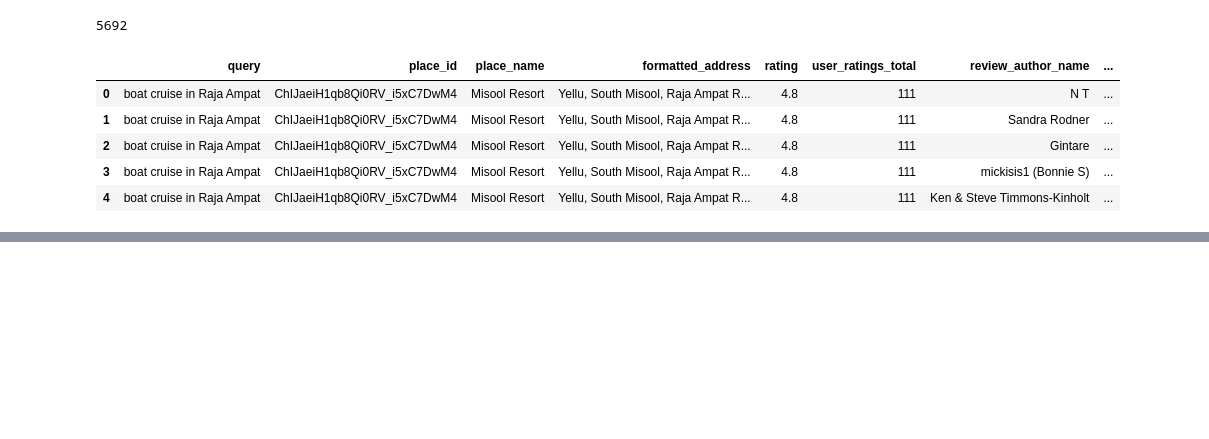
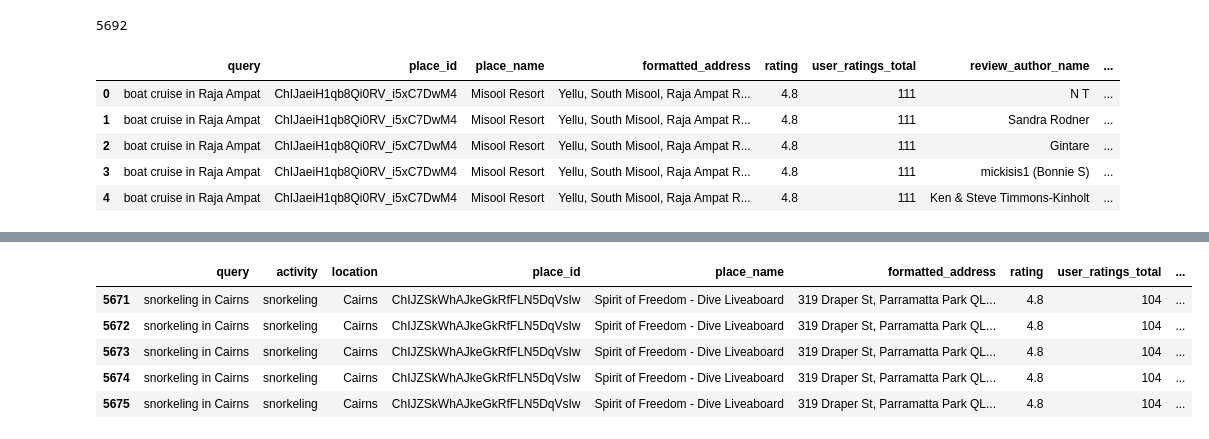
Before and after one commit to benluff303/swipe-sense, a Jupyter notebook: Big_API_caller.ipynb, the cells around one changed output, grey strips where cells are left out. Cells and saved outputs as stored; diff of their text form; code cells hidden in the pictures; blank space fills up the shorter version.

```diff
--- a/Big_API_caller.ipynb
+++ b/Big_API_caller.ipynb
@@ -470,0 +585,9 @@ df_batch4.head()
+# %%
+df_batch6.tail()
+# %% [output]
+|  | query | activity | location | place_id | place_name | formatted_address | rating | user_ratings_total | ... |
+| 5671 | snorkeling in Cairns | snorkeling | Cairns | ChIJZSkWhAJkeGkRfFLN5DqVsIw | Spirit of Freedom - Dive Liveaboard | 319 Draper St, Parramatta Park QL... | 4.8 | 104 | ... |
+| 5672 | snorkeling in Cairns | snorkeling | Cairns | ChIJZSkWhAJkeGkRfFLN5DqVsIw | Spirit of Freedom - Dive Liveaboard | 319 Draper St, Parramatta Park QL... | 4.8 | 104 | ... |
+| 5673 | snorkeling in Cairns | snorkeling | Cairns | ChIJZSkWhAJkeGkRfFLN5DqVsIw | Spirit of Freedom - Dive Liveaboard | 319 Draper St, Parramatta Park QL... | 4.8 | 104 | ... |
+| 5674 | snorkeling in Cairns | snorkeling | Cairns | ChIJZSkWhAJkeGkRfFLN5DqVsIw | Spirit of Freedom - Dive Liveaboard | 319 Draper St, Parramatta Park QL... | 4.8 | 104 | ... |
+| 5675 | snorkeling in Cairns | snorkeling | Cairns | ChIJZSkWhAJkeGkRfFLN5DqVsIw | Spirit of Freedom - Dive Liveaboard | 319 Draper St, Parramatta Park QL... | 4.8 | 104 | ... |
```
Also changed, not shown: parts of 10 cells of this notebook.
